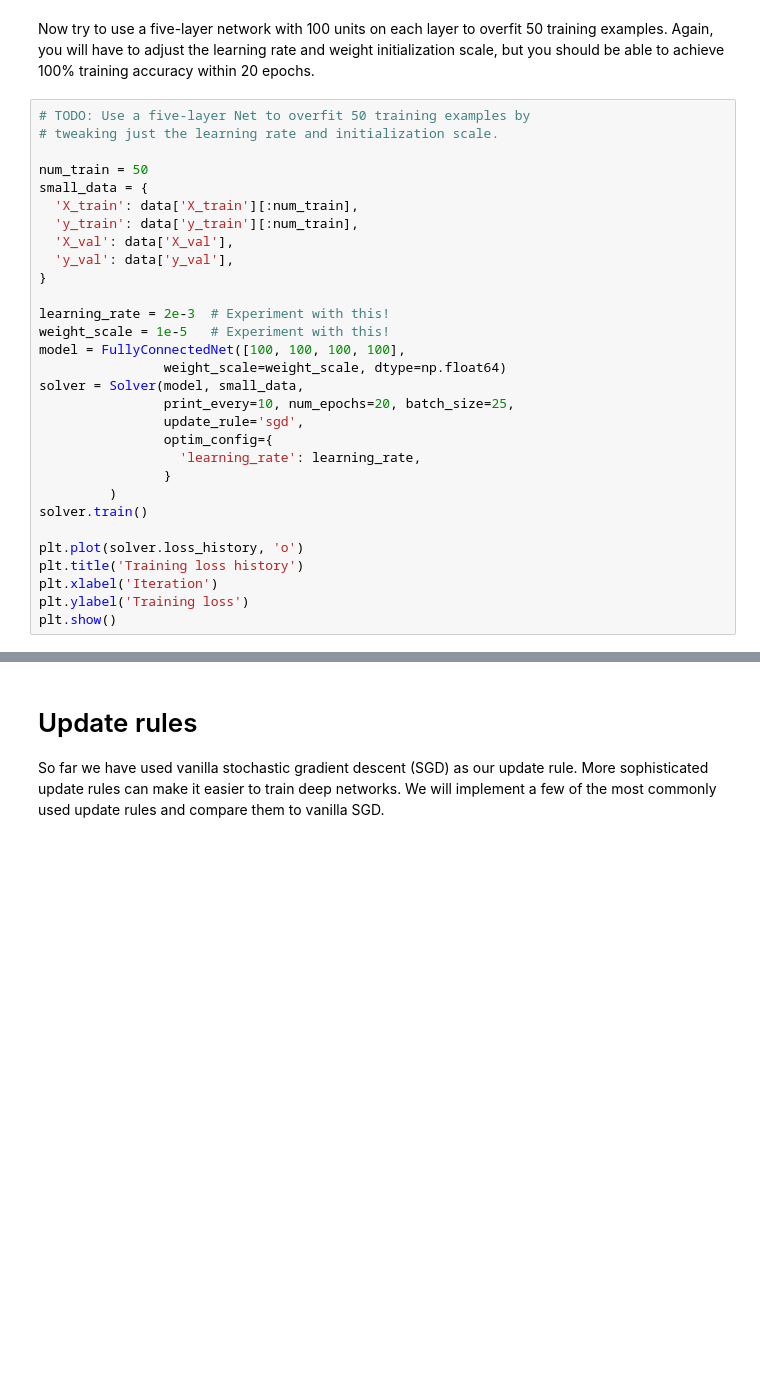
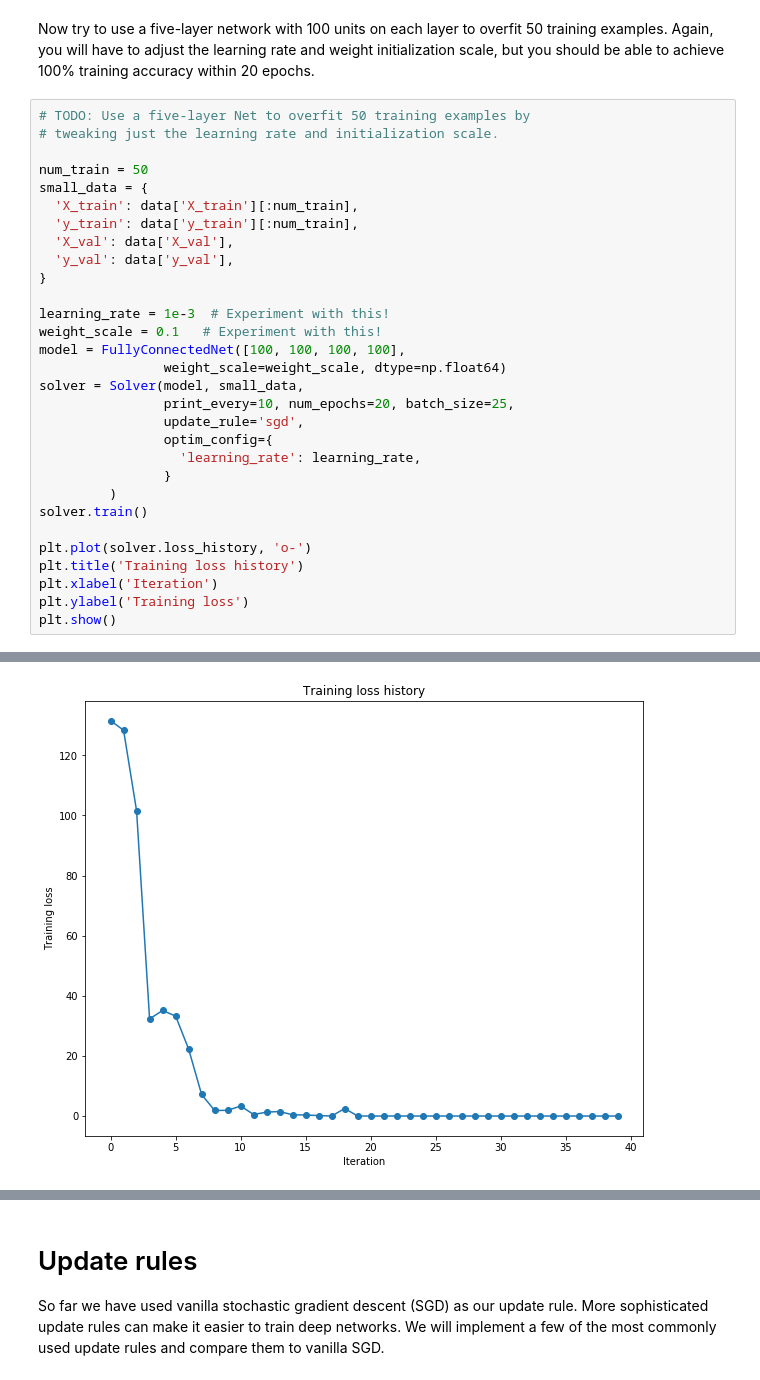
Before and after one commit to aduzhinskaya/cs231n, a Jupyter notebook: assignment2/FullyConnectedNets.ipynb, the cells around one changed output, grey strips where cells are left out. Drawn from its saved outputs; the diff is of its cells as text; blank space fills up the shorter version.

```diff
--- a/assignment2/FullyConnectedNets.ipynb
+++ b/assignment2/FullyConnectedNets.ipynb
@@ -618,8 +695,8 @@ small_data = {
   'y_val': data['y_val'],
 }
 
-learning_rate = 2e-3  # Experiment with this!
-weight_scale = 1e-5   # Experiment with this!
+learning_rate = 1e-3  # Experiment with this!
+weight_scale = 0.1   # Experiment with this!
 model = FullyConnectedNet([100, 100, 100, 100],
                 weight_scale=weight_scale, dtype=np.float64)
 solver = Solver(model, small_data,
@@ -631,8 +708,9 @@ solver = Solver(model, small_data,
          )
 solver.train()
 
-plt.plot(solver.loss_history, 'o')
+plt.plot(solver.loss_history, 'o-')
 plt.title('Training loss history')
 plt.xlabel('Iteration')
 plt.ylabel('Training loss')
 plt.show()
+# %% [output]
@@ -639,3 +734,4 @@ plt.show()
+[figure, added]
 # %% [markdown]
 ## Inline Question 2:
 Did you notice anything about the comparative difficulty of training the three-layer net vs training the five layer net? In particular, based on your experience, which network seemed more sensitive to the initialization scale? Why do you think that is the case?
```
Also changed, not shown: parts of 15 cells of this notebook, 1 other file.
